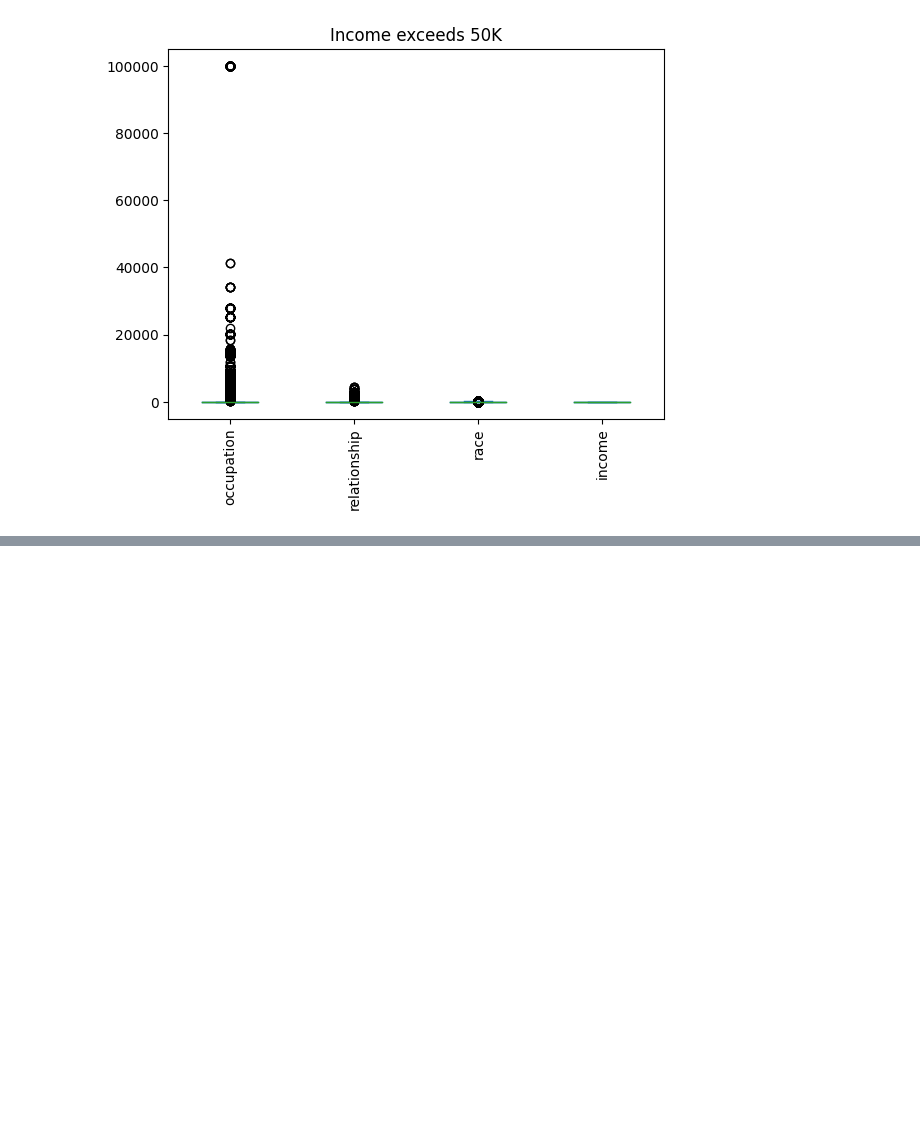
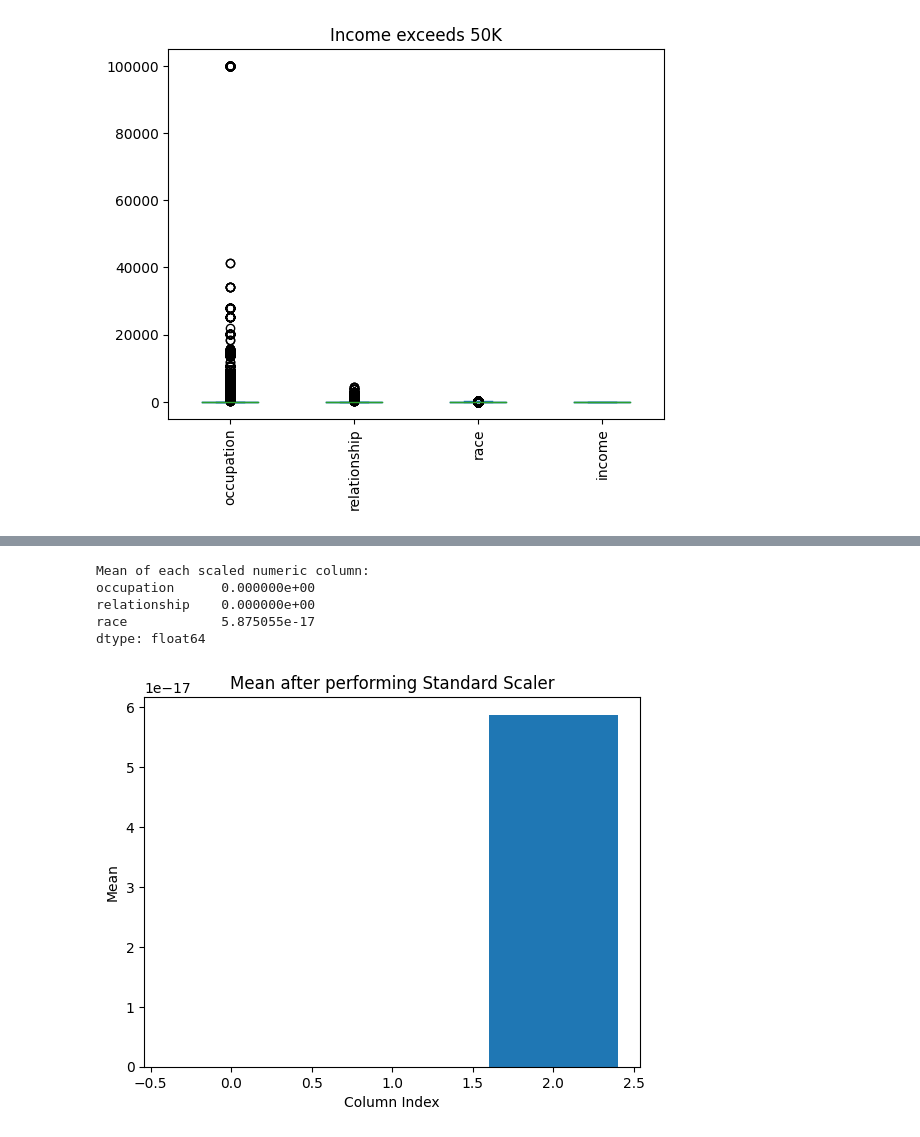
Before and after one commit to nikoyasam/MachineLearningCW, a Jupyter notebook: machine learninng/naive bayes model new.ipynb, the cells around one changed output, grey strips where cells are left out. Cells and saved outputs as stored; diff of their text form; code cells hidden in the pictures; blank space fills up the shorter version.

```diff
--- a/machine learninng/naive bayes model new.ipynb
+++ b/machine learninng/naive bayes model new.ipynb
@@ -113,0 +331,21 @@ plt.show()
+# %%
+# Calculate the mean of scaled numeric columns
+mean_values_scaled = scaled_numeric_columns.mean()
+
+# Display the mean for each scaled numeric column
+print("Mean of each scaled numeric column:")
+print(mean_values_scaled)
+
+# Plot the mean of all columns
+plt.bar(range(len(mean_values_scaled)), mean_values_scaled)
+plt.title("Mean after performing Standard Scaler")
+plt.xlabel("Column Index")
+plt.ylabel("Mean")
+plt.show()
+# %% [output]
+Mean of each scaled numeric column:
+occupation      0.000000e+00
+relationship    0.000000e+00
+race            5.875055e-17
+dtype: float64
+[figure, added]
```
Also changed, not shown: parts of 16 cells of this notebook.
